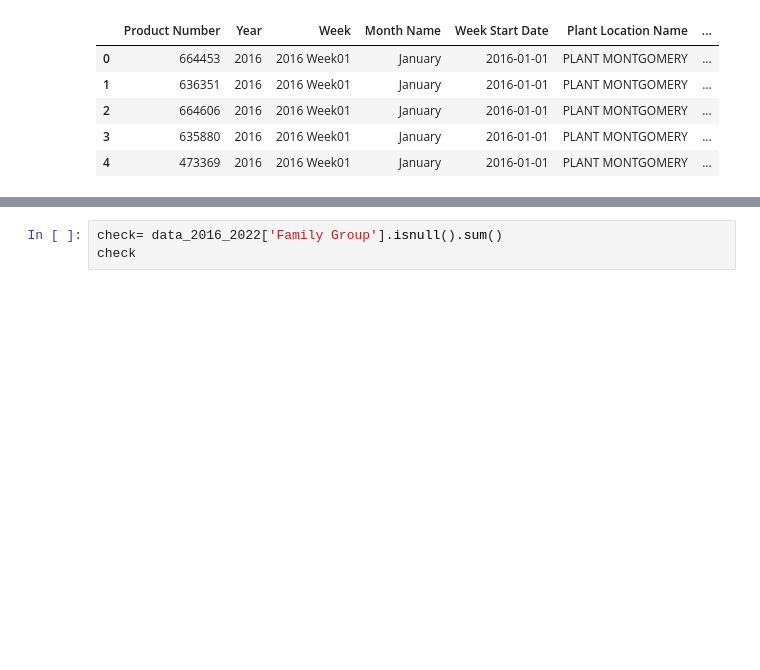
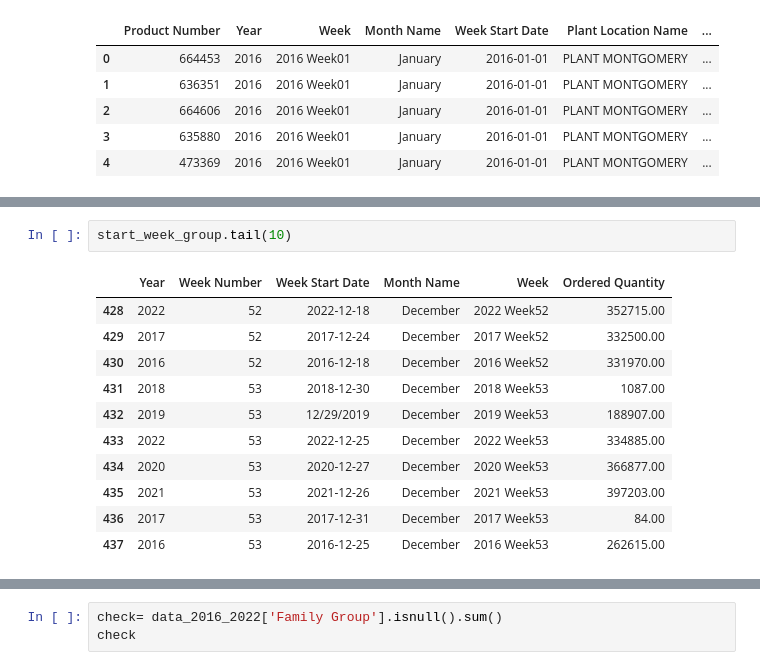
Before and after one commit to bilaalmunir/DataScience-OrderQuantity-Forecasting, a Jupyter notebook: main.ipynb, the cells around one changed output, grey strips where cells are left out. Cells and saved outputs as stored; diff of their text form; blank space fills up the shorter version.

```diff
--- a/main.ipynb
+++ b/main.ipynb
@@ -203,0 +253,14 @@ See the caveats in the documentation: https://pandas.pydata.org/pandas-docs/stab
+# %%
+start_week_group.tail(10)
+# %% [output]
+|  | Year | Week Number | Week Start Date | Month Name | Week | Ordered Quantity |
+| 428 | 2022 | 52 | 2022-12-18 | December | 2022 Week52 | 352715.00 |
+| 429 | 2017 | 52 | 2017-12-24 | December | 2017 Week52 | 332500.00 |
+| 430 | 2016 | 52 | 2016-12-18 | December | 2016 Week52 | 331970.00 |
+| 431 | 2018 | 53 | 2018-12-30 | December | 2018 Week53 | 1087.00 |
+| 432 | 2019 | 53 | 12/29/2019 | December | 2019 Week53 | 188907.00 |
+| 433 | 2022 | 53 | 2022-12-25 | December | 2022 Week53 | 334885.00 |
+| 434 | 2020 | 53 | 2020-12-27 | December | 2020 Week53 | 366877.00 |
+| 435 | 2021 | 53 | 2021-12-26 | December | 2021 Week53 | 397203.00 |
+| 436 | 2017 | 53 | 2017-12-31 | December | 2017 Week53 | 84.00 |
+| 437 | 2016 | 53 | 2016-12-25 | December | 2016 Week53 | 262615.00 |
```
Also changed, not shown: parts of 18 cells of this notebook.
